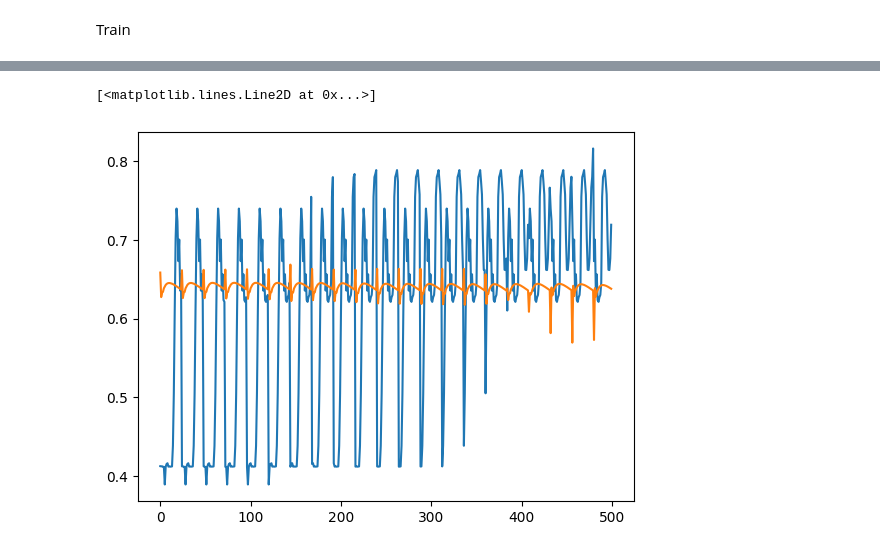
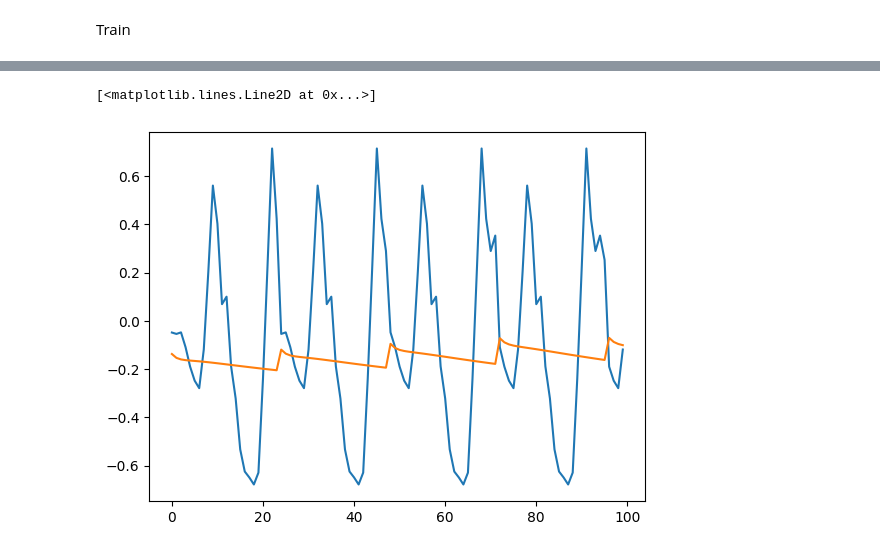
Before and after one commit to atleer/forecast-electricity-markets, a Jupyter notebook: analysis/notebooks/exploration/seq2seq_multivariate.ipynb, the cells around one changed output, grey strips where cells are left out. Drawn from its saved outputs; the diff is of its cells as text; code cells hidden in the pictures.

```diff
--- a/analysis/notebooks/exploration/seq2seq_multivariate.ipynb
+++ b/analysis/notebooks/exploration/seq2seq_multivariate.ipynb
@@ -93,11 +93,11 @@ selected_column_names = ['DE_wind_generation', 'DE_price_ahead']
 # %% [markdown]
 Scale data
 # %%
-scaler = MinMaxScaler()
+scaler = StandardScaler()
 
 train_norm = scaler.fit_transform(df_train[selected_column_names ].values)
-val_norm = scaler.fit_transform(df_train[selected_column_names].values)
-test_norm = scaler.fit_transform(df_train[selected_column_names ].values)
+val_norm = scaler.fit_transform(df_val[selected_column_names].values)
+test_norm = scaler.fit_transform(df_test[selected_column_names ].values)
 
 features_train = train_norm
 targets_train = train_norm[:,-1:]
@@ -155,7 +155,7 @@ X_test, y_test = create_sequences(features_test, targets_test, input_len, horizo
 Create Seq2Seq Model
 # %%
 class Seq2SeqGRU(nn.Module):
-    def __init__(self, enc_input_size: int = 2, dec_input_size: int = 1, hidden_size: int = 10, num_layers: int = 1,):
+    def __init__(self, enc_input_size: int = 2, dec_input_size: int = 1, hidden_size: int = 64, num_layers: int = 1,):
         super().__init__()
         self.encoder = nn.GRU(input_size=enc_input_size, hidden_size=hidden_size, batch_first=True, device=device)
         self.decoder = nn.GRU(input_size=dec_input_size, hidden_size=hidden_size, batch_first=True, device=device)
@@ -241,8 +247,8 @@ y_test = torch.tensor(y_test, dtype = torch.float32, device=device)
 with torch.no_grad():
     y_pred = model(X_test)
 # %%
-plt.plot(y_test.cpu().numpy().flatten()[:500])
-plt.plot(y_pred.cpu().numpy().flatten()[:500])
+plt.plot(y_test.cpu().numpy().flatten()[:100])
+plt.plot(y_pred.cpu().numpy().flatten()[:100])
 # %% [output]
 [<matplotlib.lines.Line2D at 0x...>]
-[figure, old version]
+[figure, new version]
```
Also changed, not shown: parts of 6 cells of this notebook.
